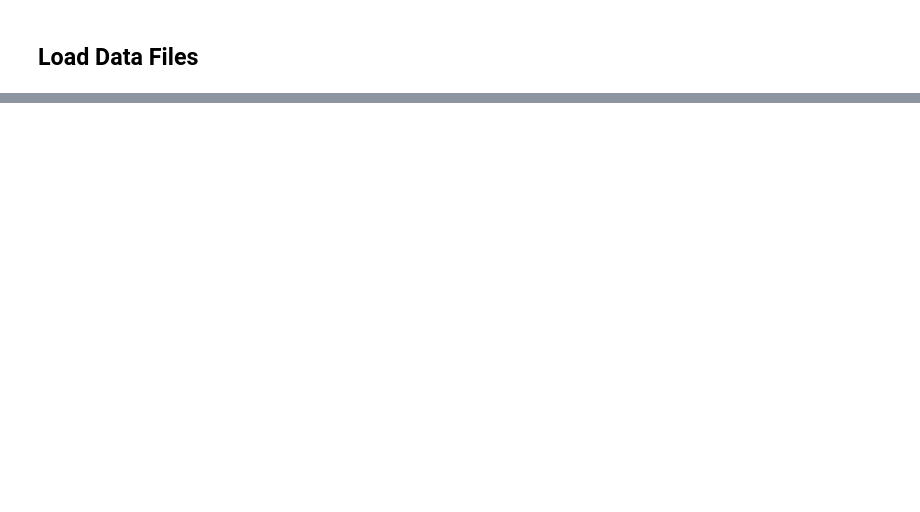
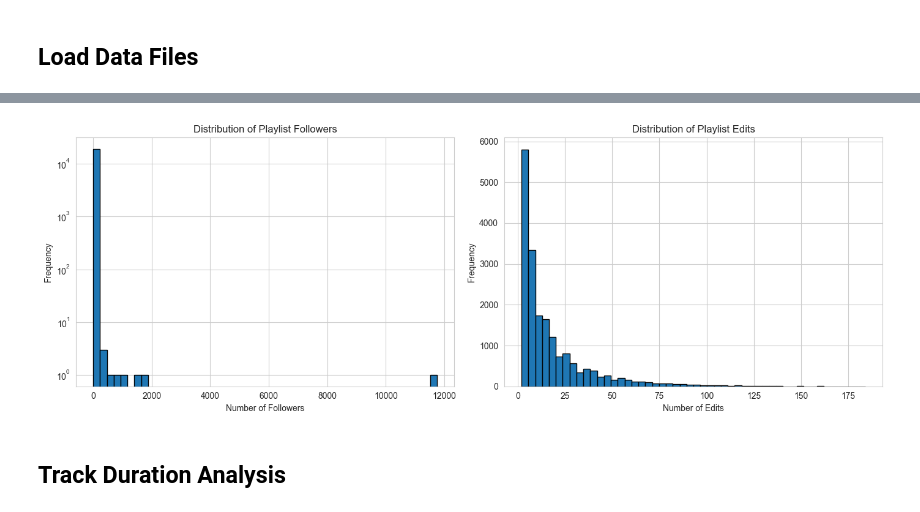
Before and after one commit to willmurray9/music-recommendation, a Jupyter notebook: notebooks/01_data_exploration.ipynb, the cells around one changed output, grey strips where cells are left out. Cells and saved outputs as stored; diff of their text form; code cells hidden in the pictures; blank space fills up the shorter version.

```diff
--- a/notebooks/01_data_exploration.ipynb
+++ b/notebooks/01_data_exploration.ipynb
@@ -69,0 +474,14 @@ DataFrame shape: (9000, 12)
+# %%
+playlist_meta = tracks_df.groupby('pid').first()[['name', 'collaborative', 'modified_at', 'num_followers', 'num_edits']]
+
+collab_raw = playlist_meta['collaborative'].astype(str).str.strip().str.lower()
+playlist_meta['collaborative'] = collab_raw.isin({'true', '1', 'yes', 'y', 't'})
+
+for c in ['num_followers', 'num_edits', 'modified_at']:
+    if c in playlist_meta.columns:
+        playlist_meta[c] = pd.to_numeric(playlist_meta[c], errors='coerce')
+
+print("Playlist metadata sample:")
+print(playlist_meta.head(10))
+print("\nCollaborative value counts:")
+print(playlist_meta['collaborative'].value_counts(dropna=False))
@@ -69,0 +533,20 @@ DataFrame shape: (9000, 12)
+# %%
+fig, axes = plt.subplots(1, 2, figsize=(14, 5))
+
+axes[0].hist(playlist_meta['num_followers'], bins=50, edgecolor='black')
+axes[0].set_xlabel('Number of Followers')
+axes[0].set_ylabel('Frequency')
+axes[0].set_title('Distribution of Playlist Followers')
+axes[0].set_yscale('log')
+
+axes[1].hist(playlist_meta['num_edits'], bins=50, edgecolor='black')
+axes[1].set_xlabel('Number of Edits')
+axes[1].set_ylabel('Frequency')
+axes[1].set_title('Distribution of Playlist Edits')
+
+plt.tight_layout()
+plt.show()
+# %% [output]
+[figure, added]
+# %% [markdown]
+## Track Duration Analysis
```
Also changed, not shown: parts of 44 cells of this notebook.
